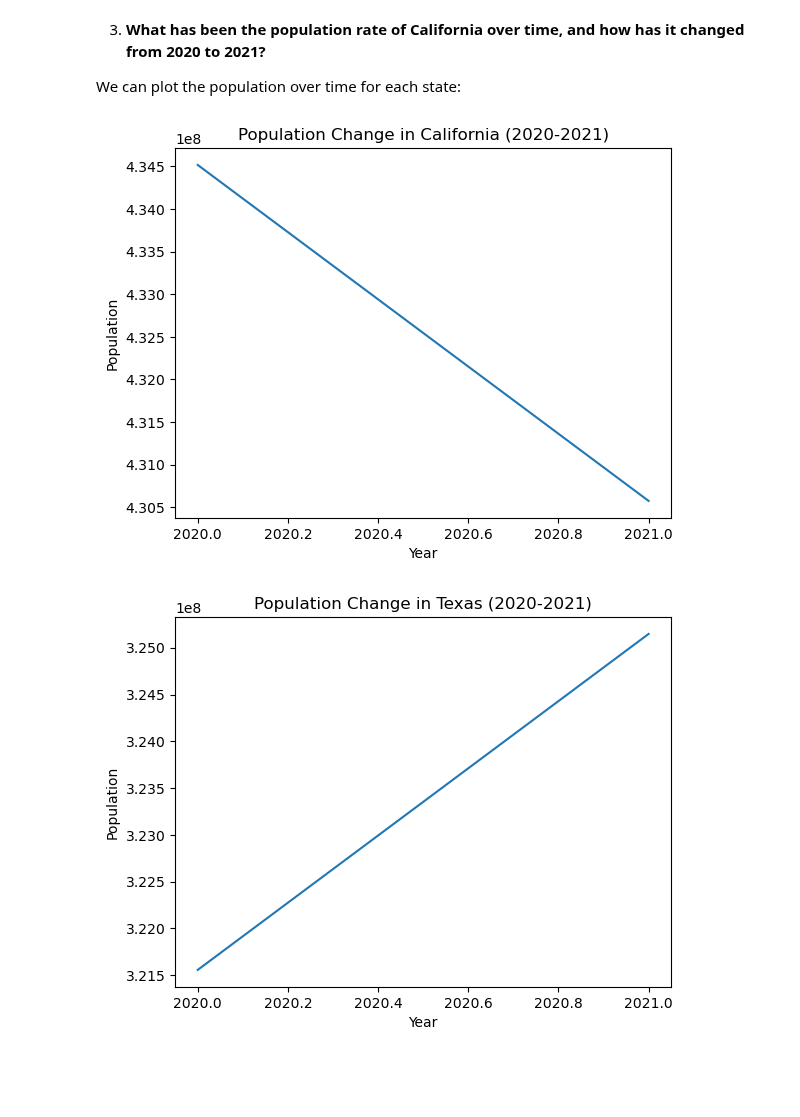
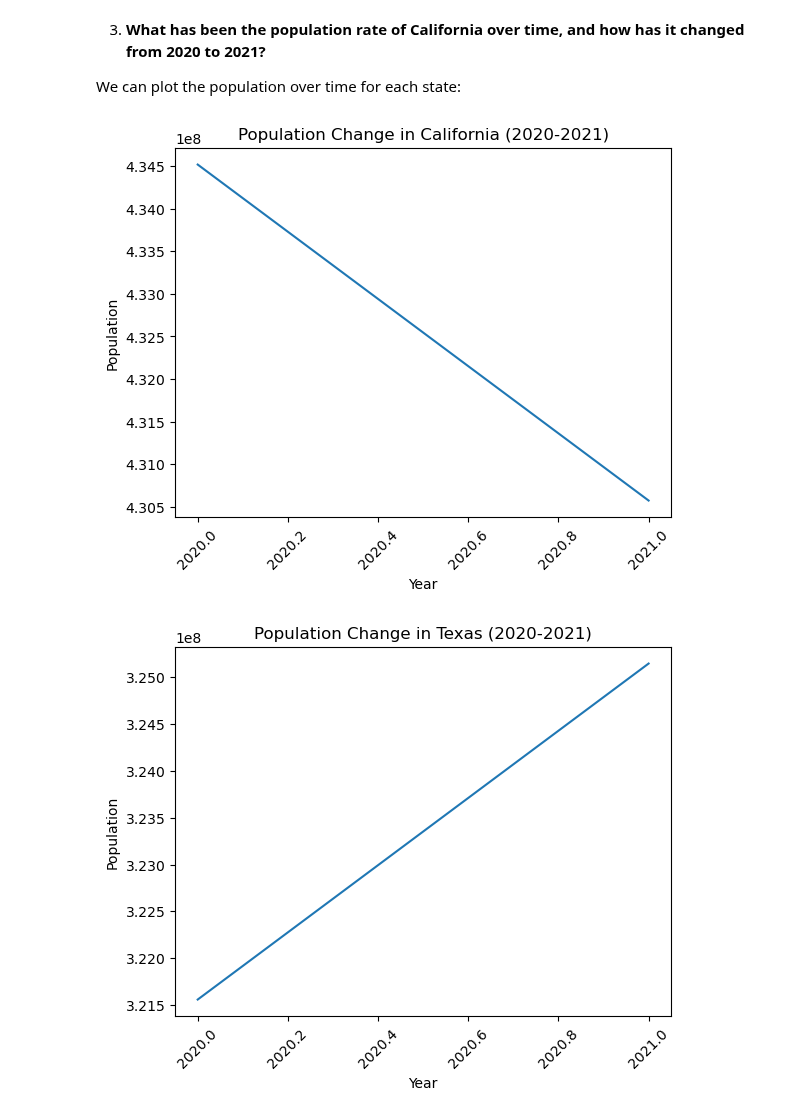
Before and after one commit to ahvuong/COGS108_Data_Science_In_Practice, a Jupyter notebook: EDACheckpointGroup_Sp23_AAA-H.ipynb, the cells around one changed output. Saved outputs shown, nothing was run; the diff lists cells and outputs as text; code cells hidden in the pictures; blank space fills up the shorter version.

Commit message:
Update DataCheckpoint and EDACheckpoint

```diff
--- a/EDACheckpointGroup_Sp23_AAA-H.ipynb
+++ b/EDACheckpointGroup_Sp23_AAA-H.ipynb
@@ -568,4 +596,8 @@ household_income_ref
 # %%
+# Change column name "Housing Cost (Dollars)" = "Housing Cost" and "Household Income (Dollars)" = "Household Income" to sync with other tables
+housing_cost_ref = housing_cost_ref.rename(columns={'Housing Cost (Dollars)': 'Housing Cost'})
+household_income_ref = household_income_ref.rename(columns={'Household Income (Dollars)': 'Household Income'})
+
 # Merge the reference table with the existing DataFrames
 # Housing Costs
 california_housing_costs_2020 = california_housing_costs_2020.merge(housing_cost_ref, on='Housing Cost')
@@ -780,13 +812,32 @@ df_clean = df.copy()
 income_mapping = household_income_ref.set_index('Income Index')['Household Income'].to_dict()
 housing_cost_mapping = housing_cost_ref.set_index('Cost Index')['Housing Cost'].to_dict()
 
-# Replace the Household Income Index and Housing Cost Index columns
+# Replace the Income Income Index and Housing Cost Index columns in the
 df_clean['Income Category'] = df_clean['Income Income Index'].replace(income_mapping)
 df_clean['Housing Cost Category'] = df_clean['Housing Cost Index'].replace(housing_cost_mapping)
 
 # Drop the duplicate columns
 df_clean = df_clean.drop(columns=['Income Income Index', 'Housing Cost Index'])
 
+# Formatting data
+# Replace "to" with "-"
+df_clean['Housing Cost Category'] = df_clean['Housing Cost Category'].str.replace('to', '-')
+df_clean['Housing Cost Category'] = df_clean['Housing Cost Category'].str.replace('to', '-')
+df_clean['Income Category'] = df_clean['Income Category'].str.replace('to', '-')
+df_clean['Income Category'] = df_clean['Income Category'].str.replace('to', '-')
+
+# Remove all "$"
+df_clean['Housing Cost Category'] = df_clean['Housing Cost Category'].str.replace('$', '', regex=False)
+df_clean['Housing Cost Category'] = df_clean['Housing Cost Category'].str.replace('(dollars)', '', regex=False)
+df_clean['Income Category'] = df_clean['Income Category'].str.replace('$', '', regex=False)
+df_clean['Income Category'] = df_clean['Income Category'].str.replace('(dollars)', '', regex=False)
+
+# Replace "Less than" and "or more"
+df_clean['Housing Cost Category'] = df_clean['Housing Cost Category'].str.replace('Less than', '<')
+df_clean['Housing Cost Category'] = df_clean['Housing Cost Category'].str.replace('3,000 or more', '≥ 3000')
+df_clean['Income Category']  = df_clean['Income Category'].str.replace('Less than', '<')
+df_clean['Income Category']  = df_clean['Income Category'].str.replace('150,000 or more', '≥ 150,000')
+
 df_clean.head(2)
 # %% [output]
 |  | Housing Occupied housing units | Housing Percent occupied housing ... | Housing Owner-occupied housing units | Housing Percent owner-occupied ho... | ... |
@@ -818,8 +869,9 @@ for state in states:
     df_state = df_states[df_states['State'] == state]
     df_state.groupby(['Year', 'Housing Cost Category'])['Housing Occupied housing units'].sum().unstack().plot(kind='bar', stacked=True)
     plt.title(f'Housing Cost Distribution in {state} (2020-2021)')
+    plt.xticks(rotation=45)
     plt.xlabel('Year')
     plt.ylabel('Number of Occupied Housing Units')
-    plt.legend(bbox_to_anchor=(1.05, 1), loc='upper left')
+    plt.legend(title='Housing Cost Category (USDs)', bbox_to_anchor=(1.05, 1), loc='upper left')
     plt.show()
 # %% [output]
@@ -834,6 +886,7 @@ for state in states:
     df_state = df_states[df_states['State'] == state]
     df_state.groupby(['Year', 'Income Category'])['Income Occupied housing units'].sum().unstack().plot(kind='bar', stacked=True)
     plt.title(f'Income Distribution in {state} (2020-2021)')
+    plt.xticks(rotation=45)
     plt.xlabel('Year')
     plt.ylabel('Number of Occupied Housing Units')
     plt.legend(bbox_to_anchor=(1.05, 1), loc='upper left')
@@ -848,12 +901,13 @@ We can plot the population over time for each state:
 # %%
 for state in states:
     df_state = df_states[df_states['State'] == state]
     df_state.groupby('Year')['Population'].sum().plot()
     plt.title(f'Population Change in {state} (2020-2021)')
+    plt.xticks(rotation=45)
     plt.xlabel('Year')
     plt.ylabel('Population')
     plt.show()
 # %% [output]
-[figure, old version]
+[figure, new version]
-[figure, old version]
+[figure, new version]
 # %%
```
Also changed, not shown: parts of 10 cells of this notebook, 1 other file.
